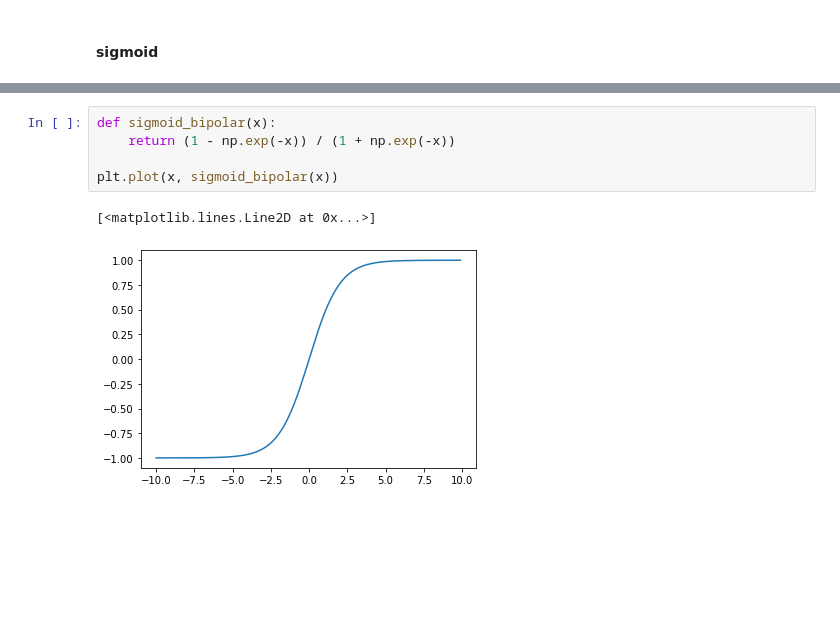
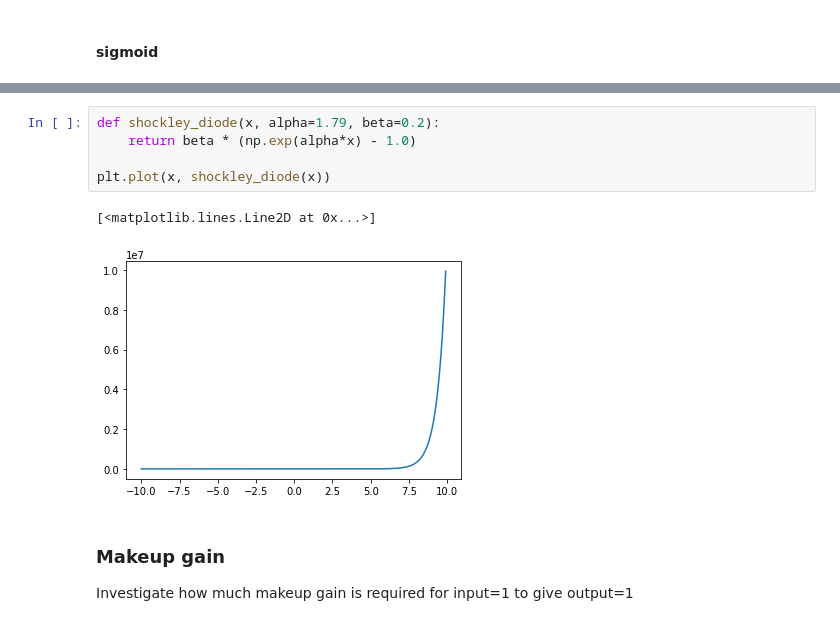
Before and after one commit to letrout/dsp, a Jupyter notebook: doc/distortion.ipynb, the cells around one changed output, grey strips where cells are left out. Cells and saved outputs as stored; diff of their text form; blank space fills up the shorter version.

```diff
--- a/doc/distortion.ipynb
+++ b/doc/distortion.ipynb
@@ -34,8 +109,11 @@ plt.plot(x, np.tanh(x), x, tanh_alt(x))
 # %%
-def sigmoid_bipolar(x):
-    return (1 - np.exp(-x)) / (1 + np.exp(-x))
+def shockley_diode(x, alpha=1.79, beta=0.2):
+    return beta * (np.exp(alpha*x) - 1.0)
 
-plt.plot(x, sigmoid_bipolar(x))
+plt.plot(x, shockley_diode(x))
 # %% [output]
 [<matplotlib.lines.Line2D at 0x...>]
-[figure, old version]
+[figure, new version]
+# %% [markdown]
+### Makeup gain
+Investigate how much makeup gain is required for input=1 to give output=1
```
Also changed, not shown: parts of 14 cells of this notebook.
